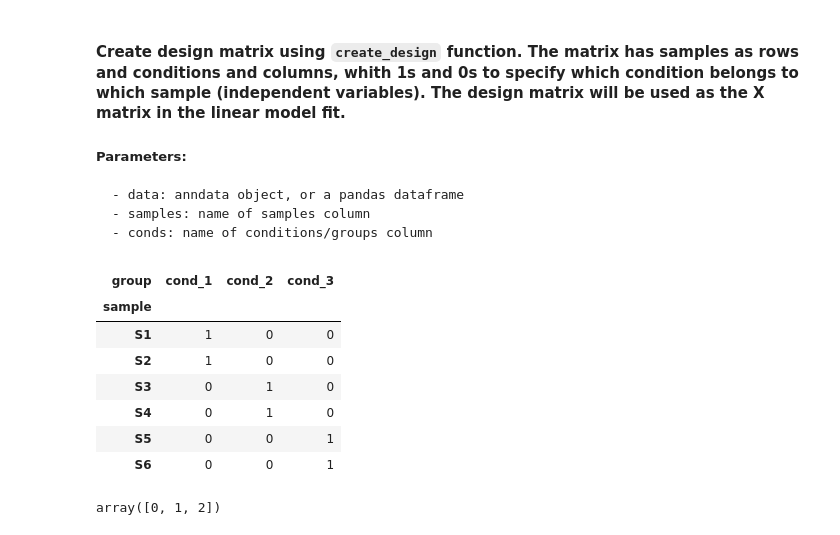
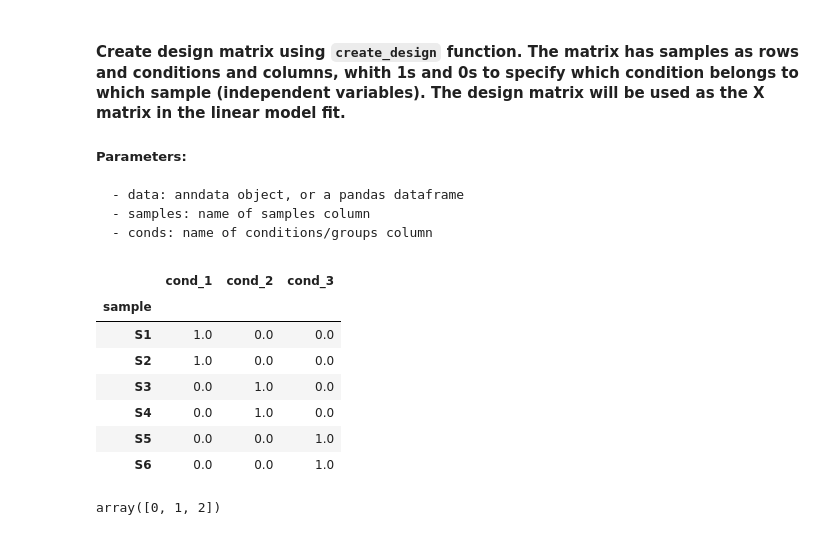
Before and after one commit to loosolab/scanpro, a Jupyter notebook: examples/proportion_analysis.ipynb, the cells around one changed output. Saved outputs shown, nothing was run; the diff lists cells and outputs as text; code cells hidden in the pictures.

```diff
--- a/examples/proportion_analysis.ipynb
+++ b/examples/proportion_analysis.ipynb
@@ -297,17 +296,17 @@ Name: count, dtype: float64
     - samples: name of samples column
     - conds: name of conditions/groups column
 # %%
-design = create_design(data=adata, samples='sample', conds='group')
+design = create_design(data=adata, sample_col='sample', conds_col='group')
 design
 # %% [output]
-| group | cond_1 | cond_2 | cond_3 |
+|  | cond_1 | cond_2 | cond_3 |
 | sample |  |  |  |
-| S1 | 1 | 0 | 0 |
-| S2 | 1 | 0 | 0 |
-| S3 | 0 | 1 | 0 |
-| S4 | 0 | 1 | 0 |
-| S5 | 0 | 0 | 1 |
-| S6 | 0 | 0 | 1 |
+| S1 | 1.0 | 0.0 | 0.0 |
+| S2 | 1.0 | 0.0 | 0.0 |
+| S3 | 0.0 | 1.0 | 0.0 |
+| S4 | 0.0 | 1.0 | 0.0 |
+| S5 | 0.0 | 0.0 | 1.0 |
+| S6 | 0.0 | 0.0 | 1.0 |
 # %%
 # for anova -> more than 2 conditions/groups
 # The coef parameter specify the columns in the design matrix containing conditions of interest
```
Also changed, not shown: parts of 23 cells of this notebook, 6 other files.
